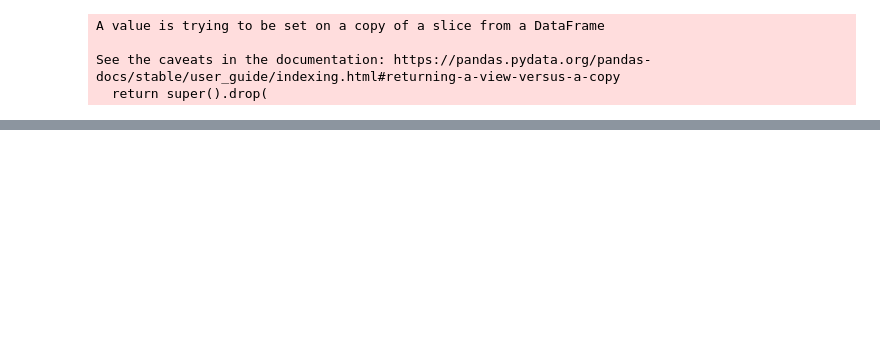
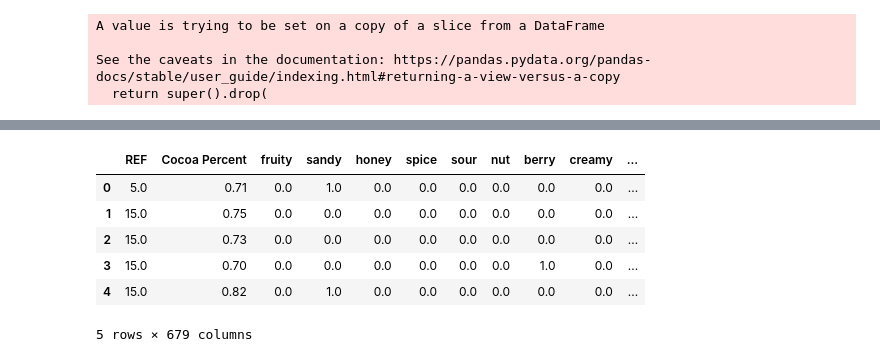
Before and after one commit to dablake7/bsc-phase-three-project, a Jupyter notebook: notebooks/Data cleaning.ipynb, the cells around one changed output, grey strips where cells are left out. Drawn from its saved outputs; the diff is of its cells as text; code cells hidden in the pictures; blank space fills up the shorter version.

```diff
--- a/notebooks/Data cleaning.ipynb
+++ b/notebooks/Data cleaning.ipynb
@@ -94,0 +306,2 @@ df.head()
+# %%
+df = df.drop(columns = ('Specific Bean Origin or Bar Name'))
@@ -94,0 +310,9 @@ df.head()
+# %%
+ohe_cols = ['Company (Manufacturer)','Company Location', 'Country of Bean Origin', 'Rating']
+# %%
+ohe = OneHotEncoder(sparse=False)
+ohe.fit(df[ohe_cols])
+df_encoded = ohe.transform(df[ohe_cols])
+# %%
+encoded_df = pd.DataFrame(df_encoded, columns=ohe.get_feature_names())
+hold_df = pd.concat([df, encoded_df], axis=1)
@@ -94,0 +329,11 @@ df.head()
+# %%
+df = hold_df.drop(['Company (Manufacturer)', 'Company Location', 'Country of Bean Origin', 'Rating','Most Memorable Characteristics','Ingredients'], axis =1)
+df.head()
+# %% [output]
+|  | REF | Cocoa Percent | fruity | sandy | honey | spice | sour | nut | berry | creamy | ... |
+| 0 | 5.0 | 0.71 | 0.0 | 1.0 | 0.0 | 0.0 | 0.0 | 0.0 | 0.0 | 0.0 | ... |
+| 1 | 15.0 | 0.75 | 0.0 | 0.0 | 0.0 | 0.0 | 0.0 | 0.0 | 0.0 | 0.0 | ... |
+| 2 | 15.0 | 0.73 | 0.0 | 0.0 | 0.0 | 0.0 | 0.0 | 0.0 | 0.0 | 0.0 | ... |
+| 3 | 15.0 | 0.70 | 0.0 | 0.0 | 0.0 | 0.0 | 0.0 | 0.0 | 1.0 | 0.0 | ... |
+| 4 | 15.0 | 0.82 | 0.0 | 1.0 | 0.0 | 0.0 | 0.0 | 0.0 | 0.0 | 0.0 | ... |
+5 rows × 679 columns
```
Also changed, not shown: parts of 16 cells of this notebook, 1 other file.
